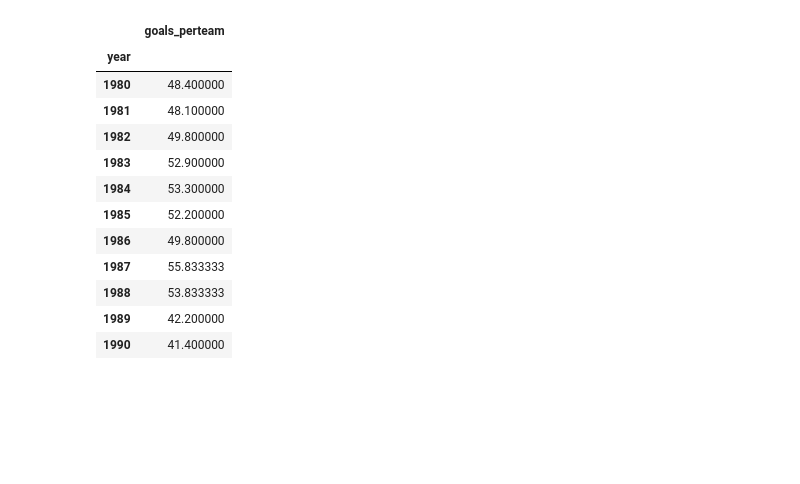
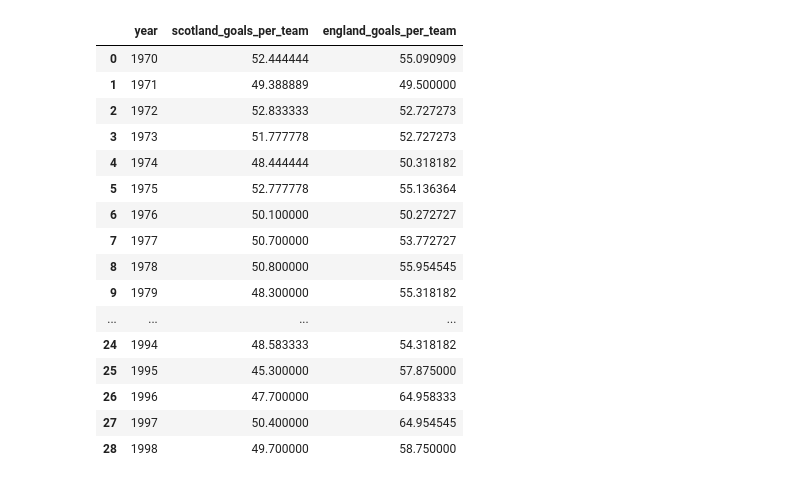
Before and after one commit to apoorvalal/league-tables-scraper, a Jupyter notebook: 1_eda.ipynb, the cells around one changed output. Cells and saved outputs as stored; diff of their text form; code cells hidden in the pictures; blank space fills up the shorter version.

```diff
--- a/1_eda.ipynb
+++ b/1_eda.ipynb
@@ -72,16 +79,26 @@ epl_1980s['goals_perteam'] = epl_1980s.goals / epl_1980s.n_teams
 # %%
-spl_1980s[['year','goals_perteam']].groupby('year').sum()
+scotlandgoals = spl_series[['year','goals_perteam']].groupby('year').sum()
+englandgoals = epl_series[['year','goals_perteam']].groupby('year').sum()
-# %% [output]
-|  | goals_perteam |
-| year |  |
-| 1980 | 48.400000 |
-| 1981 | 48.100000 |
-| 1982 | 49.800000 |
-| 1983 | 52.900000 |
-| 1984 | 53.300000 |
-| 1985 | 52.200000 |
-| 1986 | 49.800000 |
-| 1987 | 55.833333 |
-| 1988 | 53.833333 |
-| 1989 | 42.200000 |
-| 1990 | 41.400000 |
+# %%
+ts = pd.concat([scotlandgoals, englandgoals], axis=1)
+ts.columns = ['scotland_goals_per_team', 'england_goals_per_team']
+ts.reset_index(inplace=True)
+ts
+# %% [output]
+|  | year | scotland_goals_per_team | england_goals_per_team |
+| 0 | 1970 | 52.444444 | 55.090909 |
+| 1 | 1971 | 49.388889 | 49.500000 |
+| 2 | 1972 | 52.833333 | 52.727273 |
+| 3 | 1973 | 51.777778 | 52.727273 |
+| 4 | 1974 | 48.444444 | 50.318182 |
+| 5 | 1975 | 52.777778 | 55.136364 |
+| 6 | 1976 | 50.100000 | 50.272727 |
+| 7 | 1977 | 50.700000 | 53.772727 |
+| 8 | 1978 | 50.800000 | 55.954545 |
+| 9 | 1979 | 48.300000 | 55.318182 |
+| ... | ... | ... | ... |
+| 24 | 1994 | 48.583333 | 54.318182 |
+| 25 | 1995 | 45.300000 | 57.875000 |
+| 26 | 1996 | 47.700000 | 64.958333 |
+| 27 | 1997 | 50.400000 | 64.954545 |
+| 28 | 1998 | 49.700000 | 58.750000 |
```
Also changed, not shown: parts of 11 cells of this notebook, 16 other files.
